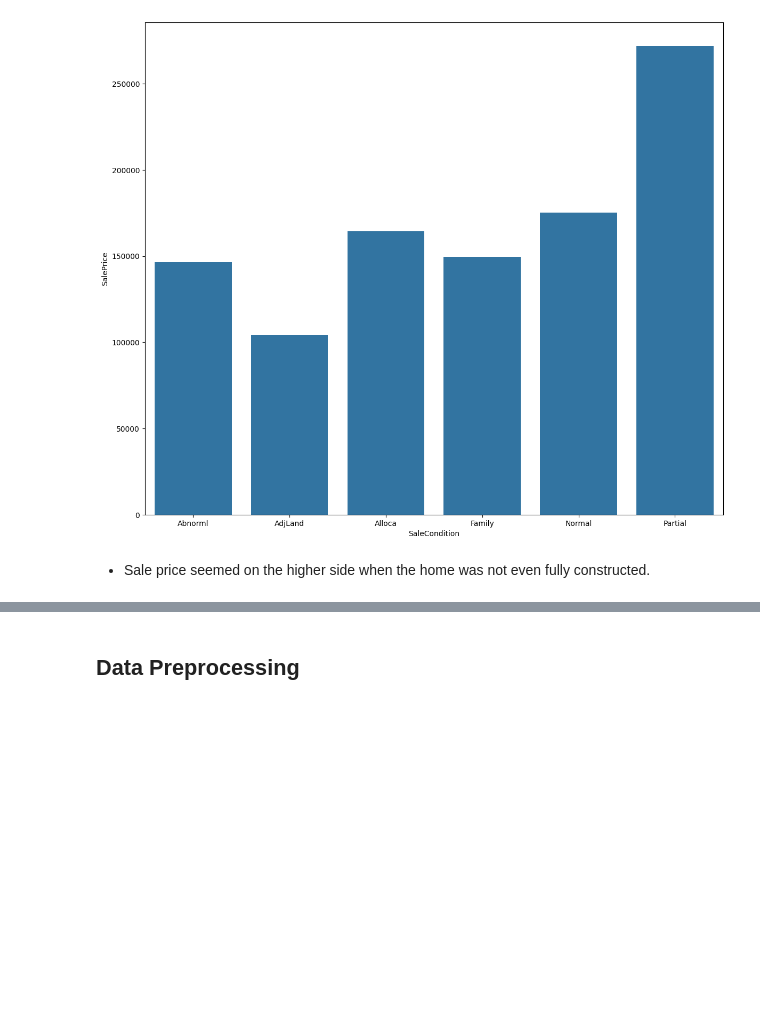
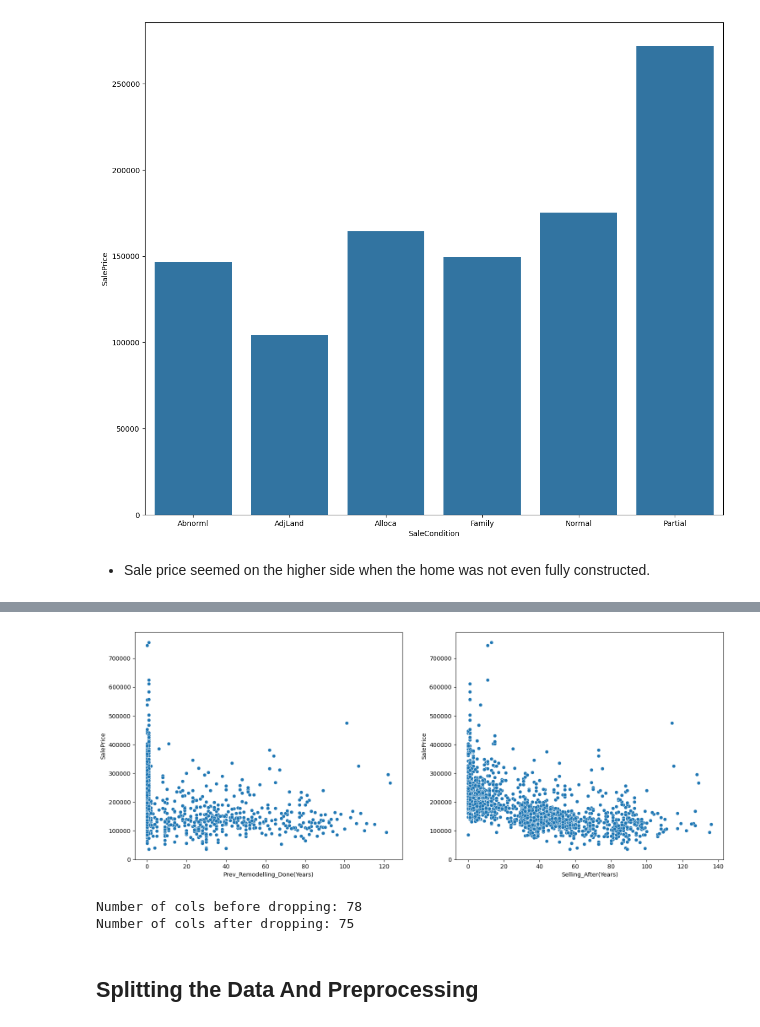
Before and after one commit to abhinav-mane/Surprise_Housing_Project, a Jupyter notebook: Surprise_Housing.ipynb, the cells around one changed output, grey strips where cells are left out. Saved outputs shown, nothing was run; the diff lists cells and outputs as text; code cells hidden in the pictures; blank space fills up the shorter version.

Commit message:
model creation, regularisation & cross val done

```diff
--- a/Surprise_Housing.ipynb
+++ b/Surprise_Housing.ipynb
@@ -926,0 +943,2 @@ plt.show()
+# %%
+data["Prev_Remodelling_Done(Years)"] = pd.to_datetime(data['YearRemodAdd'],format="%Y").dt.year - pd.to_datetime(data['YearBuilt'],format="%Y").dt.year
@@ -927,2 +960,18 @@ plt.show()
+# %%
+data["Selling_After(Years)"] = pd.to_datetime(data['YrSold'],format="%Y").dt.year - pd.to_datetime(data['YearBuilt'],format="%Y").dt.year
+# %%
+plt.figure(figsize=(18,7))
+plt.subplot(1,2,1)
+sns.scatterplot(data=data,x='Prev_Remodelling_Done(Years)',y='SalePrice')
+plt.subplot(1,2,2)
+sns.scatterplot(data=data,x='Selling_After(Years)',y='SalePrice')
+plt.show()
+# %% [output]
+[figure, added]
+# %%
+data = drop_cols(data,['YearRemodAdd','YearBuilt','YrSold'])
+# %% [output]
+Number of cols before dropping: 78
+Number of cols after dropping: 75
 # %% [markdown]
-## Data Preprocessing
+## Splitting the Data And Preprocessing
```
Also changed, not shown: parts of 62 cells of this notebook.
